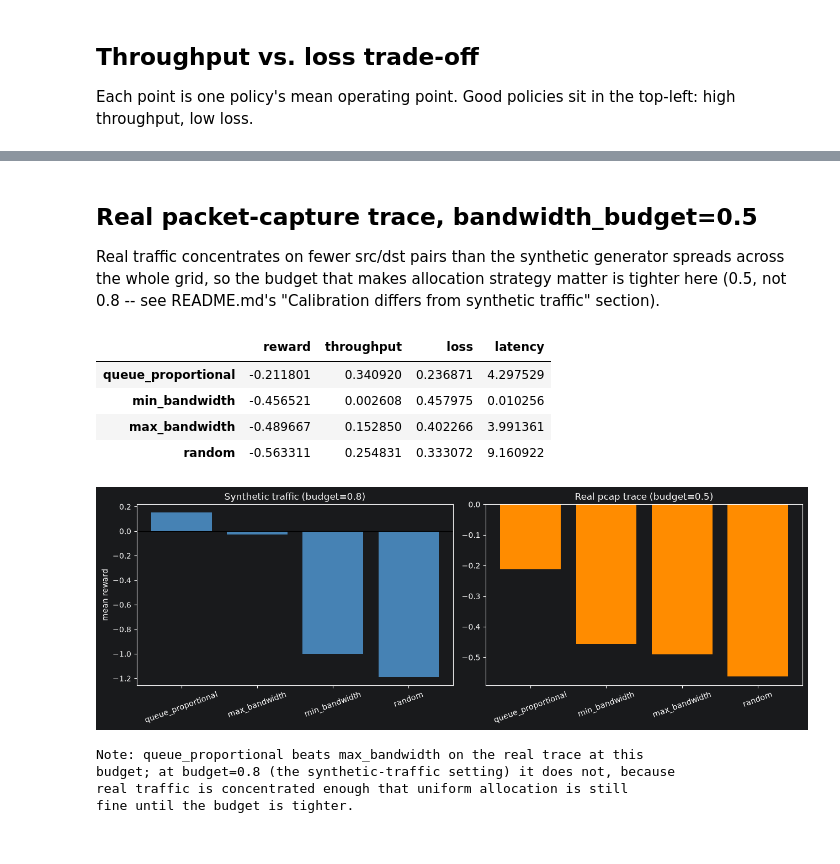
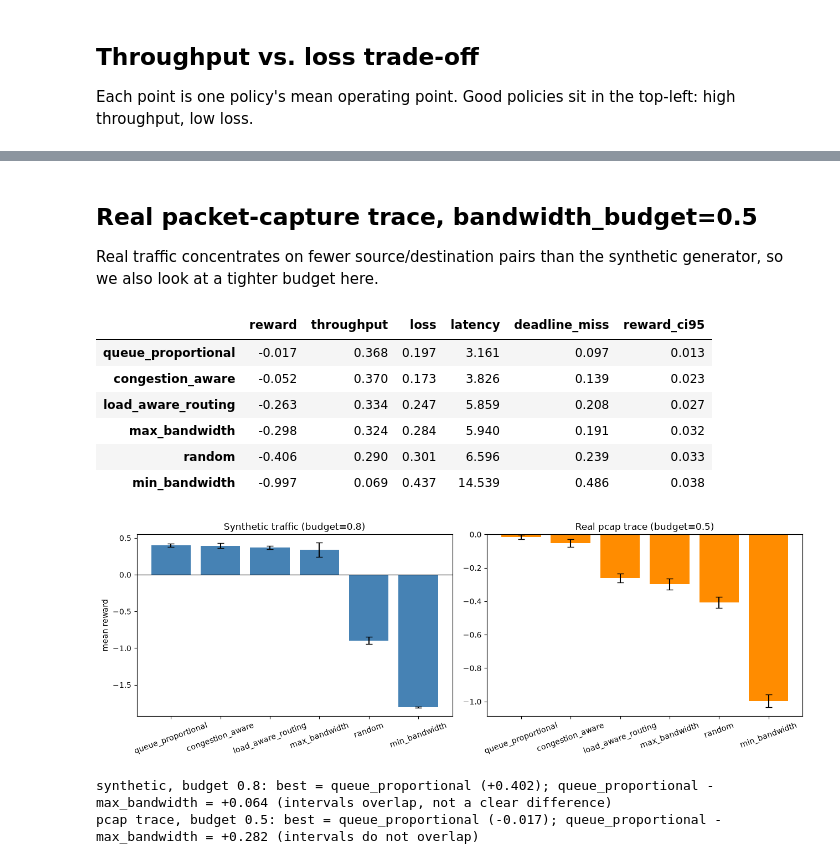
Before and after one commit to karix-project/congestgym-anon, a Jupyter notebook: notebooks/02_policy_comparison.ipynb, the cells around one changed output, grey strips where cells are left out. Saved outputs shown, nothing was run; the diff lists cells and outputs as text; code cells hidden in the pictures.

```diff
--- a/notebooks/02_policy_comparison.ipynb
+++ b/notebooks/02_policy_comparison.ipynb
@@ -38,5 +36,5 @@ POLICIES = {
 # %%
-def run_policy(make_env, fn, episodes=3, steps=150, warmup=20, seed=42):
+def run_policy(make_env, fn, episodes=5, steps=150, warmup=20, seed=42):
     rows = []
     for ep in range(episodes):
         env = make_env(seed + ep)
@@ -51,6 +49,7 @@ def run_policy(make_env, fn, episodes=3, steps=150, warmup=20, seed=42):
                     "throughput": info["reward_throughput"],
                     "loss": info["reward_loss"],
                     "latency": info["mean_latency_steps"],
+                    "deadline_miss": info["reward_deadline_miss"],
                 })
             if terminated or truncated:
                 break
@@ -58,14 +57,19 @@ def run_policy(make_env, fn, episodes=3, steps=150, warmup=20, seed=42):
 # %% [markdown]
 ## Synthetic Poisson traffic, bandwidth_budget=0.8
 # %%
+def summarize(results):
+    out = pd.DataFrame({
+        name: df[["reward", "throughput", "loss", "latency", "deadline_miss"]].mean()
+        for name, df in results.items()
+    }).T
+    out["reward_ci95"] = [ci95(df.groupby("episode")["reward"].mean()) for df in results.values()]
+    return out.sort_values("reward", ascending=False)
+
 def make_synthetic_env(seed):
     return CarlaGymEnv(topology="grid", num_nodes=9, link_capacity=30, node_buffer=120,
                        bandwidth_budget=0.8, max_steps=150, seed=seed)
 
 synthetic_results = {name: run_policy(make_synthetic_env, fn) for name, fn in POLICIES.items()}
-synthetic_summary = pd.DataFrame({
-    name: df[["reward", "throughput", "loss", "latency"]].mean()
-    for name, df in synthetic_results.items()
-}).T.sort_values("reward", ascending=False)
-synthetic_summary
+synthetic_summary = summarize(synthetic_results)
+synthetic_summary.round(3)
 # %% [output]
@@ -129,10 +135,8 @@ plt.show()
 # %% [markdown]
 ## Real packet-capture trace, bandwidth_budget=0.5
 
-Real traffic concentrates on fewer src/dst pairs than the synthetic
-generator spreads across the whole grid, so the budget that makes
-allocation strategy matter is tighter here (0.5, not 0.8 -- see
-README.md's "Calibration differs from synthetic traffic" section).
+Real traffic concentrates on fewer source/destination pairs than the synthetic
+generator, so we also look at a tighter budget here.
 # %%
 TRACE_PATH = "data/pcap_trace.csv"
 assert os.path.exists(TRACE_PATH), (
@@ -146,43 +150,43 @@ def make_trace_env(seed):
                        bandwidth_budget=0.5, max_steps=150, traffic=traffic, seed=seed)
 
 trace_results = {name: run_policy(make_trace_env, fn) for name, fn in POLICIES.items()}
-trace_summary = pd.DataFrame({
-    name: df[["reward", "throughput", "loss", "latency"]].mean()
-    for name, df in trace_results.items()
-}).T.sort_values("reward", ascending=False)
-trace_summary
+trace_summary = summarize(trace_results)
+trace_summary.round(3)
 # %% [output]
-|  | reward | throughput | loss | latency |
-| queue_proportional | -0.211801 | 0.340920 | 0.236871 | 4.297529 |
-| min_bandwidth | -0.456521 | 0.002608 | 0.457975 | 0.010256 |
-| max_bandwidth | -0.489667 | 0.152850 | 0.402266 | 3.991361 |
-| random | -0.563311 | 0.254831 | 0.333072 | 9.160922 |
+|  | reward | throughput | loss | latency | deadline_miss | reward_ci95 |
+| queue_proportional | -0.017 | 0.368 | 0.197 | 3.161 | 0.097 | 0.013 |
+| congestion_aware | -0.052 | 0.370 | 0.173 | 3.826 | 0.139 | 0.023 |
+| load_aware_routing | -0.263 | 0.334 | 0.247 | 5.859 | 0.208 | 0.027 |
+| max_bandwidth | -0.298 | 0.324 | 0.284 | 5.940 | 0.191 | 0.032 |
+| random | -0.406 | 0.290 | 0.301 | 6.596 | 0.239 | 0.033 |
+| min_bandwidth | -0.997 | 0.069 | 0.437 | 14.539 | 0.486 | 0.038 |
 # %%
 fig, axes = plt.subplots(1, 2, figsize=(13, 4.5))
 
 colors = ["seagreen" if v > synthetic_summary["reward"].min() else "firebrick"
          for v in synthetic_summary["reward"]]
-axes[0].bar(synthetic_summary.index, synthetic_summary["reward"], color="steelblue")
+axes[0].bar(synthetic_summary.index, synthetic_summary["reward"], yerr=synthetic_summary["reward_ci95"], capsize=4, color="steelblue")
 axes[0].axhline(0, color="black", linewidth=0.8)
 axes[0].set_title("Synthetic traffic (budget=0.8)")
 axes[0].set_ylabel("mean reward")
 axes[0].tick_params(axis="x", rotation=20)
 
-axes[1].bar(trace_summary.index, trace_summary["reward"], color="darkorange")
+axes[1].bar(trace_summary.index, trace_summary["reward"], yerr=trace_summary["reward_ci95"], capsize=4, color="darkorange")
 axes[1].axhline(0, color="black", linewidth=0.8)
 axes[1].set_title("Real pcap trace (budget=0.5)")
 axes[1].tick_params(axis="x", rotation=20)
 
 plt.tight_layout()
 plt.show()
 
-print("Note: queue_proportional beats max_bandwidth on the real trace at this")
-print("budget; at budget=0.8 (the synthetic-traffic setting) it does not, because")
-print("real traffic is concentrated enough that uniform allocation is still")
-print("fine until the budget is tighter.")
+for label, summ in [("synthetic, budget 0.8", synthetic_summary), ("pcap trace, budget 0.5", trace_summary)]:
+    qp, mx = summ.loc["queue_proportional"], summ.loc["max_bandwidth"]
+    gap = qp["reward"] - mx["reward"]
+    clear = abs(gap) > qp["reward_ci95"] + mx["reward_ci95"]
+    print(f"{label}: best = {summ.index[0]} ({summ['reward'].iloc[0]:+.3f}); "
+          f"queue_proportional - max_bandwidth = {gap:+.3f} "
+          f"({'intervals do not overlap' if clear else 'intervals overlap, not a clear difference'})")
 # %% [output]
-[figure, old version]
+[figure, new version]
-Note: queue_proportional beats max_bandwidth on the real trace at this
-budget; at budget=0.8 (the synthetic-traffic setting) it does not, because
-real traffic is concentrated enough that uniform allocation is still
-fine until the budget is tighter.
+synthetic, budget 0.8: best = queue_proportional (+0.402); queue_proportional - max_bandwidth = +0.064 (intervals overlap, not a clear difference)
+pcap trace, budget 0.5: best = queue_proportional (-0.017); queue_proportional - max_bandwidth = +0.282 (intervals do not overlap)
```
Also changed, not shown: parts of 7 cells of this notebook, 5 other files.
